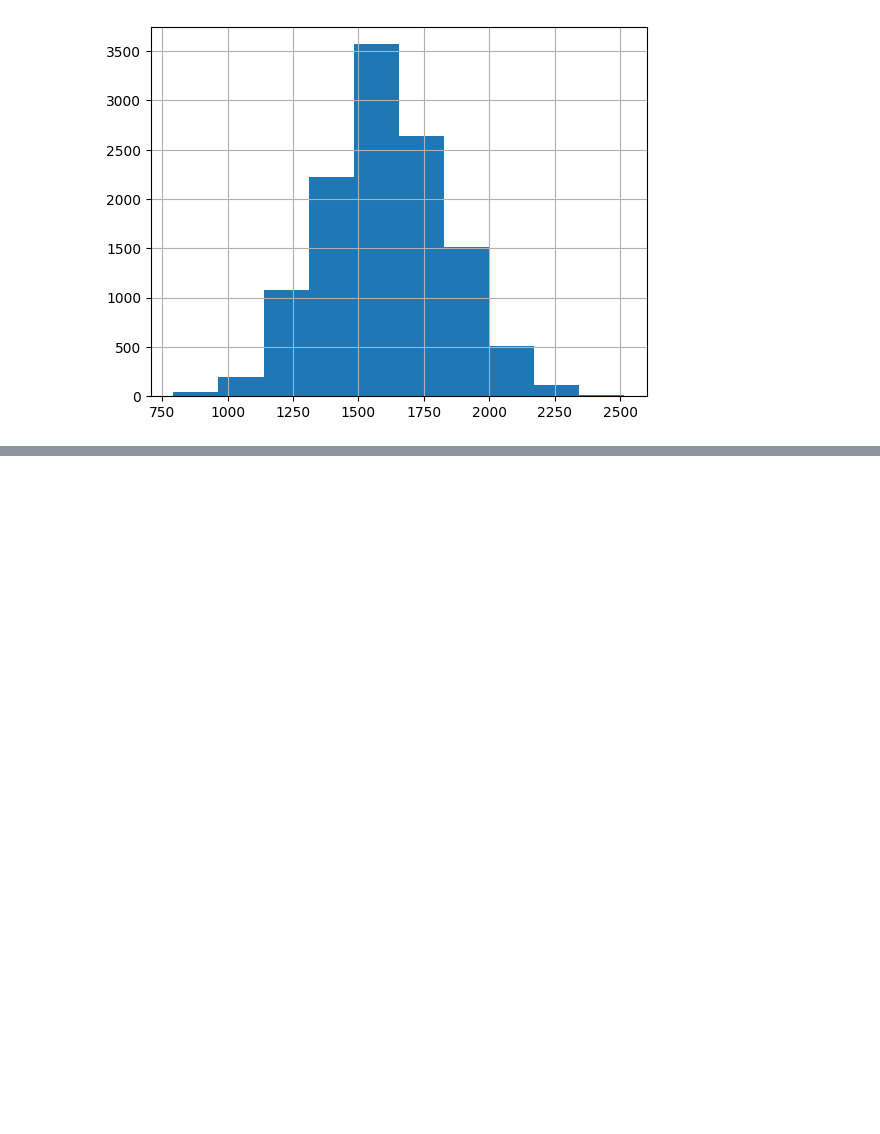
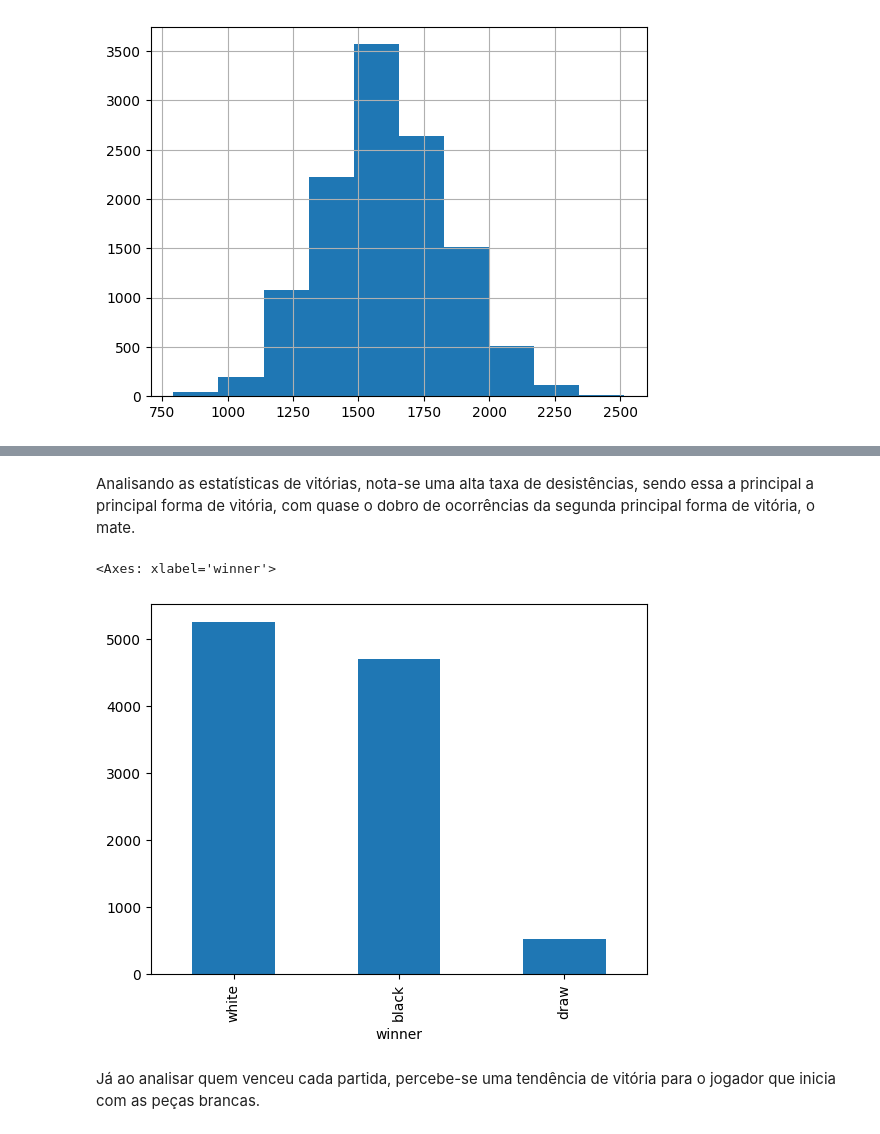
Before and after one commit to Vinicius-resende-cin/intro-dados, a Jupyter notebook: notebooks/ChessGames.ipynb, the cells around one changed output, grey strips where cells are left out. Drawn from its saved outputs; the diff is of its cells as text; code cells hidden in the pictures; blank space fills up the shorter version.

```diff
--- a/notebooks/ChessGames.ipynb
+++ b/notebooks/ChessGames.ipynb
@@ -982,0 +990,9 @@ Os ratings dos jogadores se concentram em torno da mediana 1591, com uma média
+# %% [markdown]
+Analisando as estatísticas de vitórias, nota-se uma alta taxa de desistências, sendo essa a principal a principal forma de vitória, com quase o dobro de ocorrências da segunda principal forma de vitória, o mate.
+# %%
+chess_games['winner'].value_counts().plot.bar()
+# %% [output]
+<Axes: xlabel='winner'>
+[figure, added]
+# %% [markdown]
+Já ao analisar quem venceu cada partida, percebe-se uma tendência de vitória para o jogador que inicia com as peças brancas.
```
Also changed, not shown: parts of 3 cells of this notebook.
